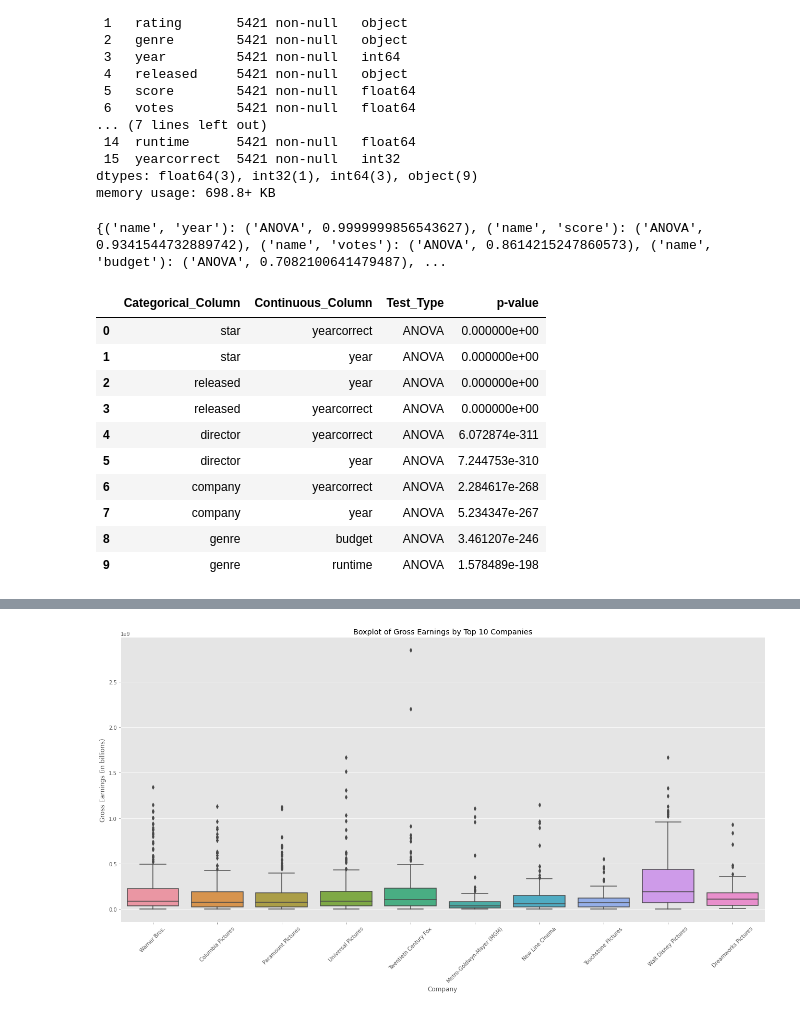
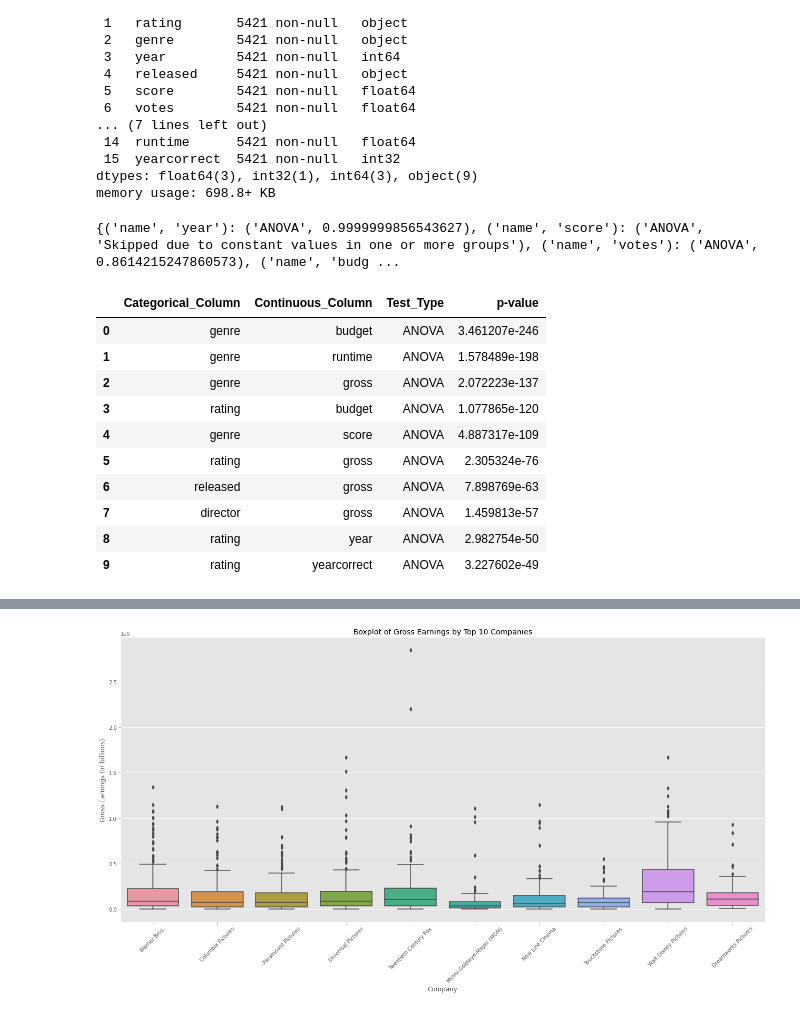
Before and after one commit to TLARSONPHARMD/PortfolioProjects, a Jupyter notebook: Movies_Correlation_Portfolio_Project_Python.ipynb, the cells around one changed output, grey strips where cells are left out. Drawn from its saved outputs; the diff is of its cells as text; code cells hidden in the pictures.

```diff
--- a/Movies_Correlation_Portfolio_Project_Python.ipynb
+++ b/Movies_Correlation_Portfolio_Project_Python.ipynb
@@ -205,7 +205,7 @@ Data columns (total 16 columns):
 dtypes: float64(3), int32(1), int64(3), object(9)
 memory usage: 698.8+ KB
 # %%
-def test_categorical_columns_v3(df):
+def test_categorical_columns(df):
     results = {}
 
     # Define categorical and continuous columns based on dtypes
@@ -237,35 +237,43 @@ def test_categorical_columns_v3(df):
     return results
 
 
+
 results = test_categorical_columns(df)
 print(results)
 # %% [output]
-{('name', 'year'): ('ANOVA', 0.9999999856543627), ('name', 'score'): ('ANOVA', 0.9341544732889742), ('name', 'votes'): ('ANOVA', 0.8614215247860573), ('name', 'budget'): ('ANOVA', 0.7082100641479487), ...
+{('name', 'year'): ('ANOVA', 0.9999999856543627), ('name', 'score'): ('ANOVA', 'Skipped due to constant values in one or more groups'), ('name', 'votes'): ('ANOVA', 0.8614215247860573), ('name', 'budg ...
 # %%
 # Convert the dictionary to a DataFrame
 results_df = pd.DataFrame(results.items(), columns=['Columns', 'Test_Result'])
 results_df[['Categorical_Column', 'Continuous_Column']] = pd.DataFrame(results_df['Columns'].tolist(), index=results_df.index)
 results_df[['Test_Type', 'p-value']] = pd.DataFrame(results_df['Test_Result'].tolist(), index=results_df.index)
 
 # Drop the original columns
 results_df = results_df.drop(columns=['Columns', 'Test_Result'])
 
-# Sort by p-value for clearer understanding
+# Ensure the p-value column is numeric
+results_df['p-value'] = pd.to_numeric(results_df['p-value'], errors='coerce')
+
+# Drop any rows where p-value could not be converted to a number
+results_df = results_df.dropna(subset=['p-value'])
+
+# Now try to sort by p-value
 results_df = results_df.sort_values(by='p-value').reset_index(drop=True)
 
+# Display the top 10 results
 results_df.head(10)
 # %% [output]
 |  | Categorical_Column | Continuous_Column | Test_Type | p-value |
-| 0 | star | yearcorrect | ANOVA | 0.000000e+00 |
-| 1 | star | year | ANOVA | 0.000000e+00 |
-| 2 | released | year | ANOVA | 0.000000e+00 |
-| 3 | released | yearcorrect | ANOVA | 0.000000e+00 |
-| 4 | director | yearcorrect | ANOVA | 6.072874e-311 |
-| 5 | director | year | ANOVA | 7.244753e-310 |
-| 6 | company | yearcorrect | ANOVA | 2.284617e-268 |
-| 7 | company | year | ANOVA | 5.234347e-267 |
-| 8 | genre | budget | ANOVA | 3.461207e-246 |
-| 9 | genre | runtime | ANOVA | 1.578489e-198 |
+| 0 | genre | budget | ANOVA | 3.461207e-246 |
+| 1 | genre | runtime | ANOVA | 1.578489e-198 |
+| 2 | genre | gross | ANOVA | 2.072223e-137 |
+| 3 | rating | budget | ANOVA | 1.077865e-120 |
+| 4 | genre | score | ANOVA | 4.887317e-109 |
+| 5 | rating | gross | ANOVA | 2.305324e-76 |
+| 6 | released | gross | ANOVA | 7.898769e-63 |
+| 7 | director | gross | ANOVA | 1.459813e-57 |
+| 8 | rating | year | ANOVA | 2.982754e-50 |
+| 9 | rating | yearcorrect | ANOVA | 3.227602e-49 |
 # %%
 # Let's filter the results_df to only include results where the p-value is less than 0.05
 significant_results = results_df[results_df['p-value'] < 0.05].reset_index(drop=True)
```
Also changed, not shown: parts of 1 cell of this notebook.
